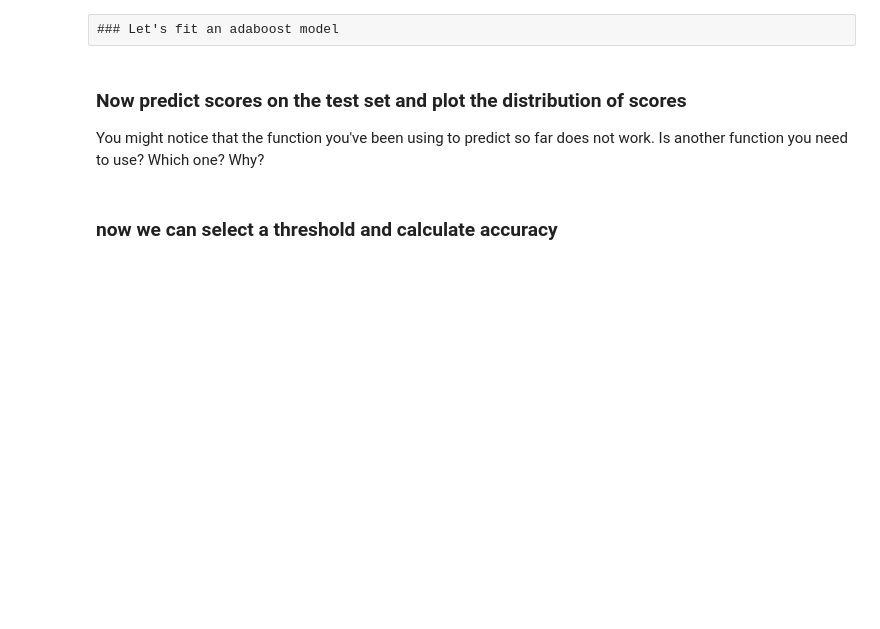
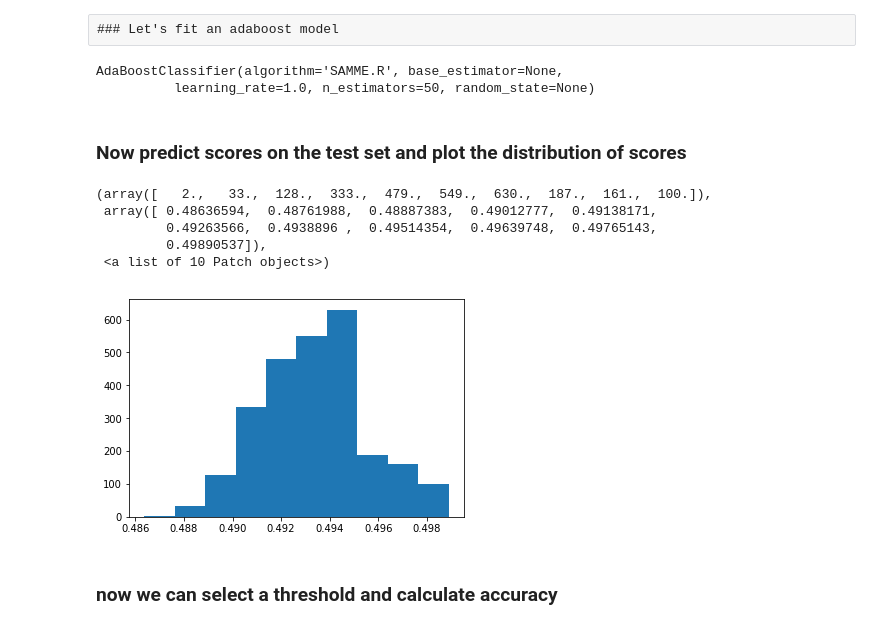
Before and after one commit to dssg/MLforPublicPolicy, a Jupyter notebook: labs/2019/lab4_ensemblemodels.ipynb, the cells around one changed output. Saved outputs shown, nothing was run; the diff lists cells and outputs as text; code cells hidden in the pictures; blank space fills up the shorter version.

```diff
--- a/labs/2019/lab4_ensemblemodels.ipynb
+++ b/labs/2019/lab4_ensemblemodels.ipynb
@@ -65,3 +80,10 @@ sklearn needs features to be numeric and not categorical so we'll have to turn o
+# %%
+# code
+selected_features = ['Sex_FEMALE','Sex_MALE','Sex_UNKNOWN','Race_BLACK ONLY','Race_MULTI-RACIAL','Race_OTHER',
+                     'Race_UNKNOWN RACE','Race_WHITE ONLY', 'Obesity_YES', 'Obesity_NO', 'Obesity_nan',
+                     'Smokes_YES', 'Smokes_NO','Alcohol Related Disorder_NO','Alcohol Related Disorder_YES',
+                    'Alcohol Related Disorder_UNKNOWN','Criminal Justice Status_YES','Criminal Justice Status_NO',
+                    'Criminal Justice Status_UNKNOWN','Private Insurance_NO','Private Insurance_YES','Private Insurance_UNKNOWN']
 # %% [markdown]
 # Train/Test Splits
 
@@ -71,2 +91,8 @@ Create a train/test set split using sklearn's [train_test_split](http://scikit-l
+# %%
+# code
+x = df[selected_features]
+y = df['HBP']
+test_size = 0.3 # you can adjust this
+x_train, x_test, y_train, y_test = train_test_split(x, y, test_size=test_size)
 # %% [markdown]
 # Bagging
@@ -77,3 +103,8 @@ You can explore 2 more:
 - n_jobs
 # %% [markdown]
 Remember that when training a model, **you should only use the training data!** The test set is reserved exclusively for evaluating your model. Now let's use the classifier:
+# %%
+# code
+bagging = BaggingClassifier() # use the default parameters: base_estimator is a decision tree, n_estimators=10
+bagging.fit(x_train, y_train)
+pred_scores = bagging.predict_proba(x_test)
@@ -110,8 +153,23 @@ We can explore other boosting methods later such as gradient boosting
 https://scikit-learn.org/stable/modules/generated/sklearn.ensemble.GradientBoostingClassifier.html
 # %% [raw]
 ### Let's fit an adaboost model
+# %%
+boost = AdaBoostClassifier() # use the default parameters: base_estimator is a decision tree, n_estimators=50
+boost.fit(x_train, y_train)
+# %% [output]
+AdaBoostClassifier(algorithm='SAMME.R', base_estimator=None,
+          learning_rate=1.0, n_estimators=50, random_state=None)
 # %% [markdown]
 ### Now predict scores on the test set and plot the distribution of scores
-You might notice that the function you've been using to predict so far does not work. Is another function you need to use? Which one? Why?
+# %%
+pred_scores = boost.predict_proba(x_test)
+plt.hist(pred_scores[:,1])
+# %% [output]
+(array([   2.,   33.,  128.,  333.,  479.,  549.,  630.,  187.,  161.,  100.]),
+ array([ 0.48636594,  0.48761988,  0.48887383,  0.49012777,  0.49138171,
+         0.49263566,  0.4938896 ,  0.49514354,  0.49639748,  0.49765143,
+         0.49890537]),
+ <a list of 10 Patch objects>)
+[figure, added]
 # %% [markdown]
 ### now we can select a threshold and calculate accuracy
```
Also changed, not shown: parts of 26 cells of this notebook.
